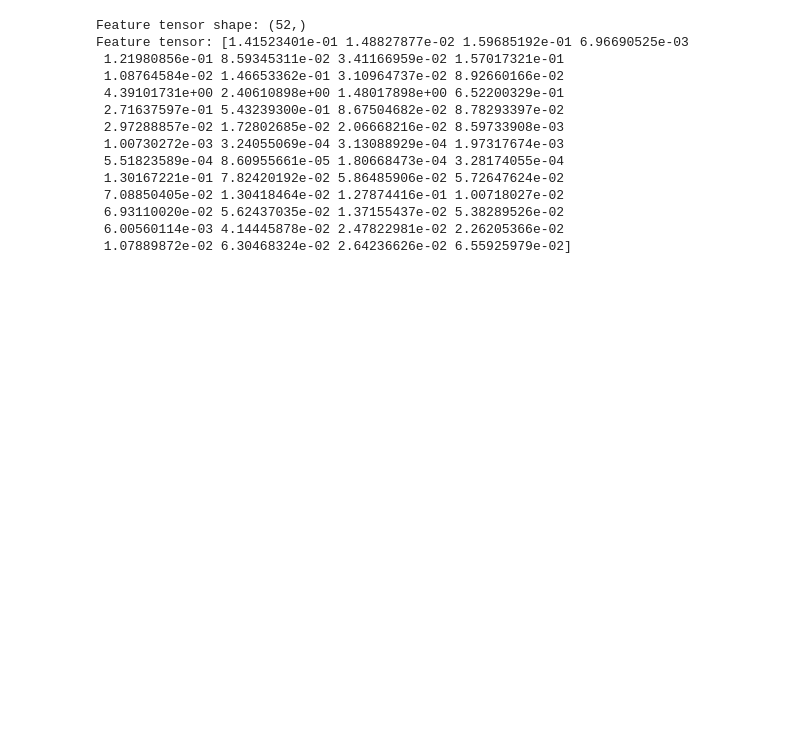
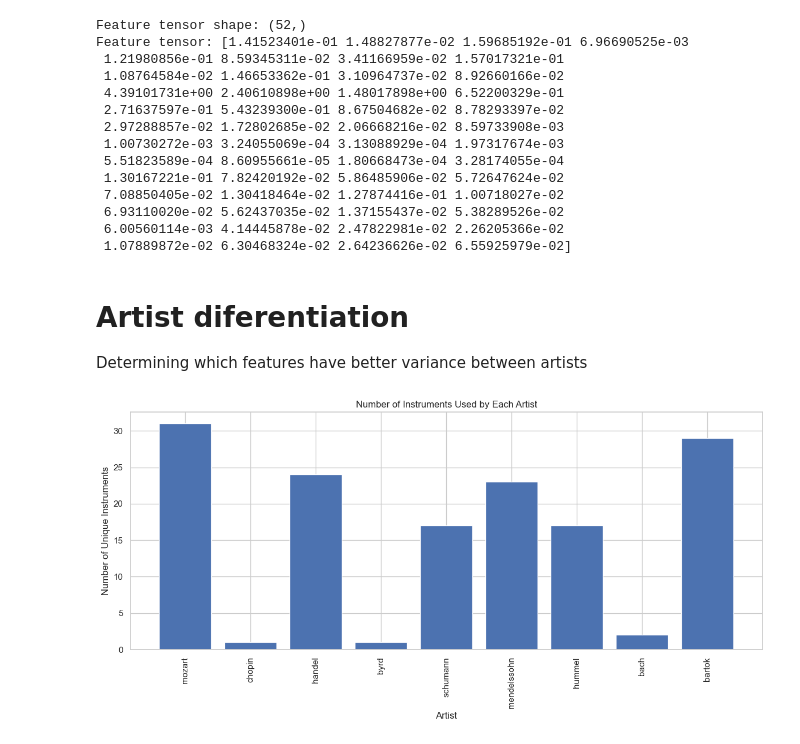
Before and after one commit to victorhg/aai511-final-project-group6, a Jupyter notebook: notebooks/EDA_information.ipynb, the cells around one changed output. Saved outputs shown, nothing was run; the diff lists cells and outputs as text; code cells hidden in the pictures; blank space fills up the shorter version.

Commit message:
increased information on EDA to understand better the music concepts

```diff
--- a/notebooks/EDA_information.ipynb
+++ b/notebooks/EDA_information.ipynb
@@ -193,3 +193,28 @@ Feature tensor: [1.41523401e-01 1.48827877e-02 1.59685192e-01 6.96690525e-03
  6.93110020e-02 5.62437035e-02 1.37155437e-02 5.38289526e-02
  6.00560114e-03 4.14445878e-02 2.47822981e-02 2.26205366e-02
  1.07889872e-02 6.30468324e-02 2.64236626e-02 6.55925979e-02]
+# %% [markdown]
+# Artist diferentiation
+
+Determining which features have better variance between artists
+# %%
+import matplotlib.pyplot as plt
+
+# Count unique instruments per artist
+num_instruments_by_artist = {}
+for artist, midi_list in artist_midi_dict.items():
+    instruments = set()
+    for midi_data in midi_list:
+        for inst in midi_data.instruments:
+            instruments.add(inst.program)
+    num_instruments_by_artist[artist] = len(instruments)
+
+plt.figure(figsize=(12, 6))
+plt.bar(num_instruments_by_artist.keys(), num_instruments_by_artist.values())
+plt.xticks(rotation=90)
+plt.xlabel('Artist')
+plt.ylabel('Number of Unique Instruments')
+plt.title('Number of Instruments Used by Each Artist')
+plt.tight_layout()
+# %% [output]
+[figure, added]
```
Also changed, not shown: parts of 4 cells of this notebook, 1 other file.
